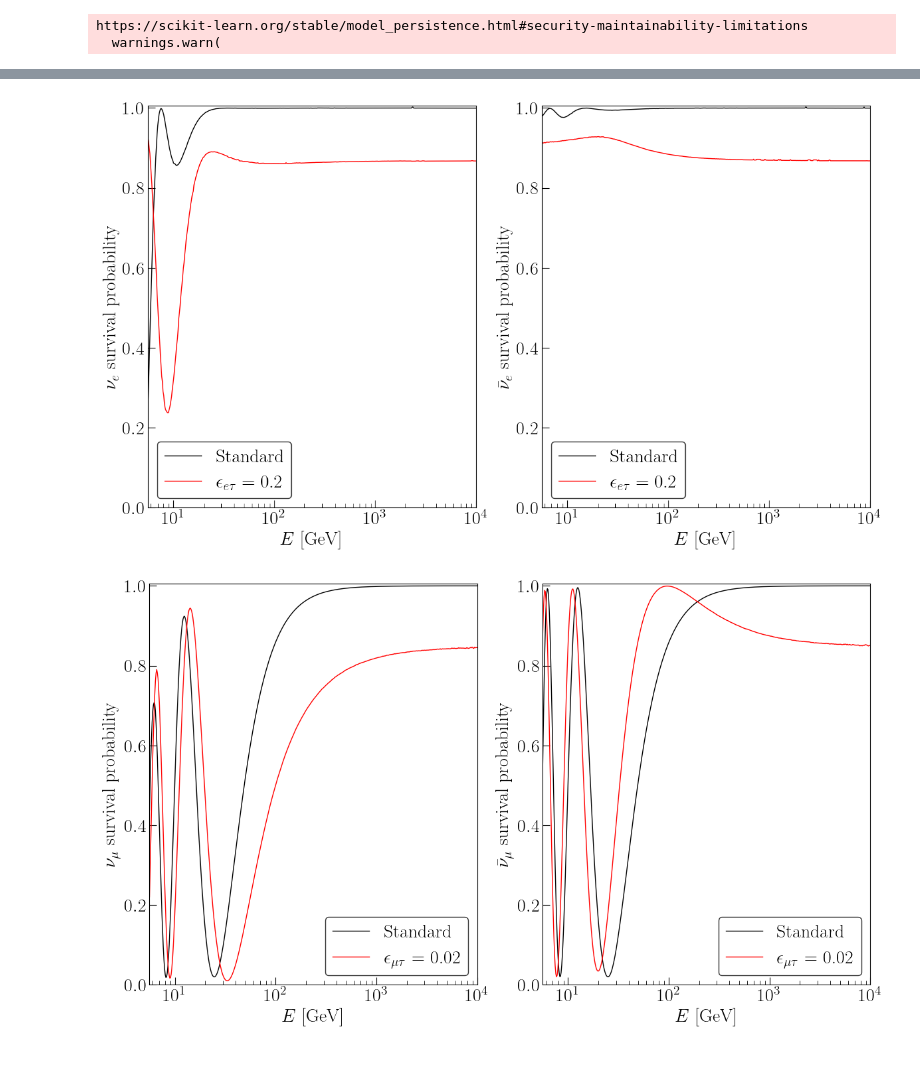
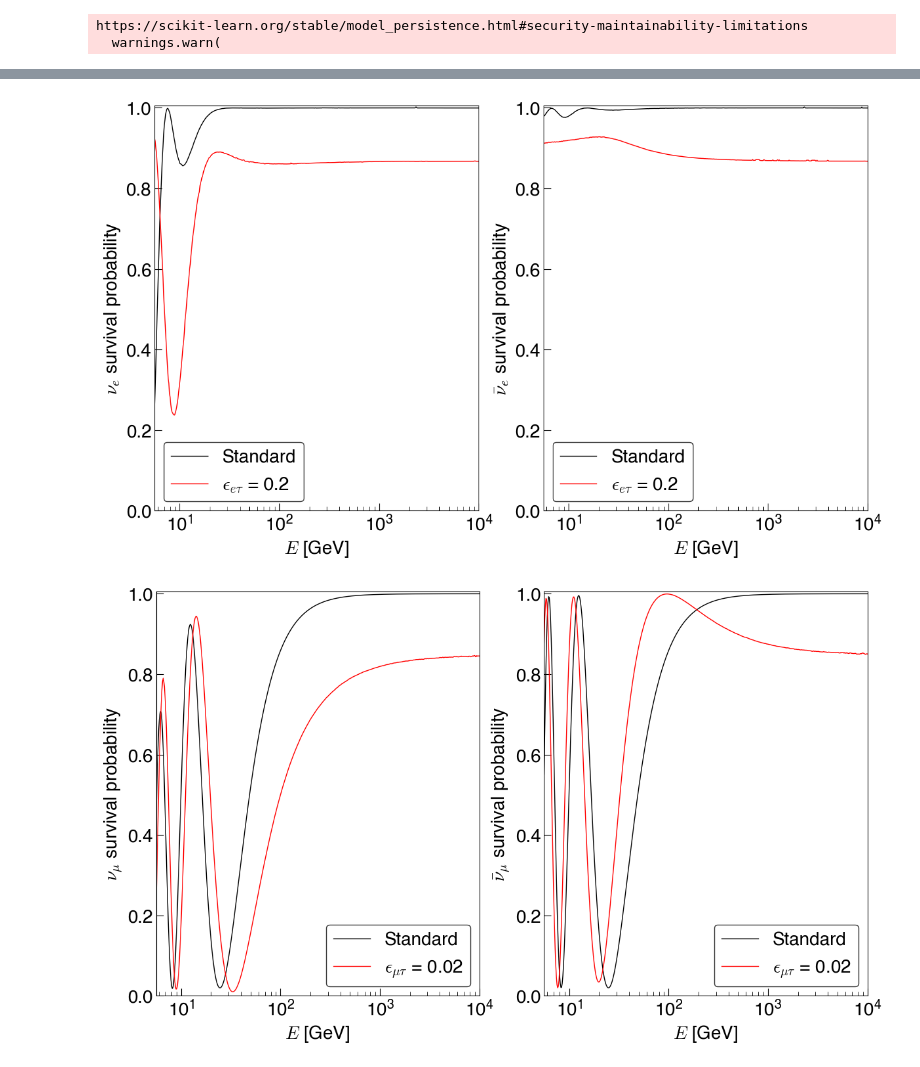
Before and after one commit to Sjoeborg/thesis, a Jupyter notebook: thesis/notebooks/NSItheory.ipynb, the cells around one changed output, grey strips where cells are left out. Saved outputs shown, nothing was run; the diff lists cells and outputs as text; code cells hidden in the pictures.

```diff
--- a/thesis/notebooks/NSItheory.ipynb
+++ b/thesis/notebooks/NSItheory.ipynb
@@ -99,6 +99,7 @@ Pee_eet_IC = P_over_E_parameter(
     "e", eet_params, E=all_range, ndim=3, nsi=True, anti=False, zenith=zenith
 )[:, 0, :].reshape(len(emt_range), -1)
 # %%
+plt.rcParams['text.usetex'] = False
 fig, ax = plt.subplots(1, 2, figsize=(14, 8))
 ax = ax.flatten()
 labels = ["Standard", r"$\epsilon_{e\mu}$ = 0.2"]
@@ -131,5 +132,6 @@ ax[0].tick_params(which="minor", length=4)
 ax[1].tick_params(axis="both", direction="in", which="both", length=8, labelsize=20)
 ax[1].tick_params(which="minor", length=4)
 ax[0].yaxis.get_major_ticks()[-1].draw = lambda *args: None
-#savethesis(fig, "eem_probs")
+
+plt.show()
 # %% [output]
@@ -210,9 +205,9 @@ ax[0].tick_params(which="minor", length=4)
 ax[1].tick_params(axis="both", direction="in", which="both", length=8, labelsize=20)
 ax[1].tick_params(which="minor", length=4)
 ax[0].yaxis.get_major_ticks()[-1].draw = lambda *args: None
-savethesis(fig, "Pee_eet_probs")
+#savethesis(fig, "Pee_eet_probs")
 # %% [output]
-[figure, old version]
+[figure, new version]
 # %%
 fig, ax = plt.subplots(1, 2, figsize=(14, 8))
 ax = ax.flatten()
@@ -220,35 +215,35 @@ labels = ["Standard", r"$\epsilon_{\mu\tau}$ = 0.02"]
 
 ax[0].plot(all_range, Pmm_emt_IC[1, :], ls="solid", label=labels[0], c="black", lw=1)
 ax[0].plot(all_range, Pmm_emt_IC[0, :], ls="solid", label=labels[1], c="red", lw=1)
 ax[1].plot(all_range, Pamam_emt_IC[1, :], ls="solid", label=labels[0], c="black", lw=1)
 ax[1].plot(all_range, Pamam_emt_IC[0, :], ls="solid", label=labels[1], c="red", lw=1)
 
 ax[0].set_xscale("log")
 ax[1].set_xscale("log")
 
 
 ax[0].set_ylim((0, 1.005))
 ax[1].set_ylim((0, 1.005))
 ax[0].set_xlim((5.6, 10000))
 ax[1].set_xlim((5.6, 10000))
 
 leg = ax[0].legend(fontsize=20)
 leg.get_frame().set_edgecolor("k")
 leg = ax[1].legend(fontsize=20)
 leg.get_frame().set_edgecolor("k")
 
 ax[0].set_ylabel(r"$\nu_\mu$ survival probability", fontsize=20)
 ax[1].set_ylabel(r"$\bar{\nu}_\mu$ survival probability", fontsize=20)
 ax[0].set_xlabel(r"$E$ [GeV]", fontsize=20)
 ax[1].set_xlabel(r"$E$ [GeV]", fontsize=20)
 ax[0].tick_params(axis="both", direction="in", which="both", length=8, labelsize=20)
 ax[0].tick_params(which="minor", length=4)
 ax[1].tick_params(axis="both", direction="in", which="both", length=8, labelsize=20)
 ax[1].tick_params(which="minor", length=4)
 ax[0].yaxis.get_major_ticks()[-1].draw = lambda *args: None
-savethesis(fig, "Pmm_emt_probs")
+#savethesis(fig, "Pmm_emt_probs")
 # %% [output]
-[figure, old version]
+[figure, new version]
 # %%
 fig, ax = plt.subplots(1, 2, figsize=(14, 8))
 ax = ax.flatten()
```
Also changed, not shown: parts of 4 cells of this notebook, 3 other files.
